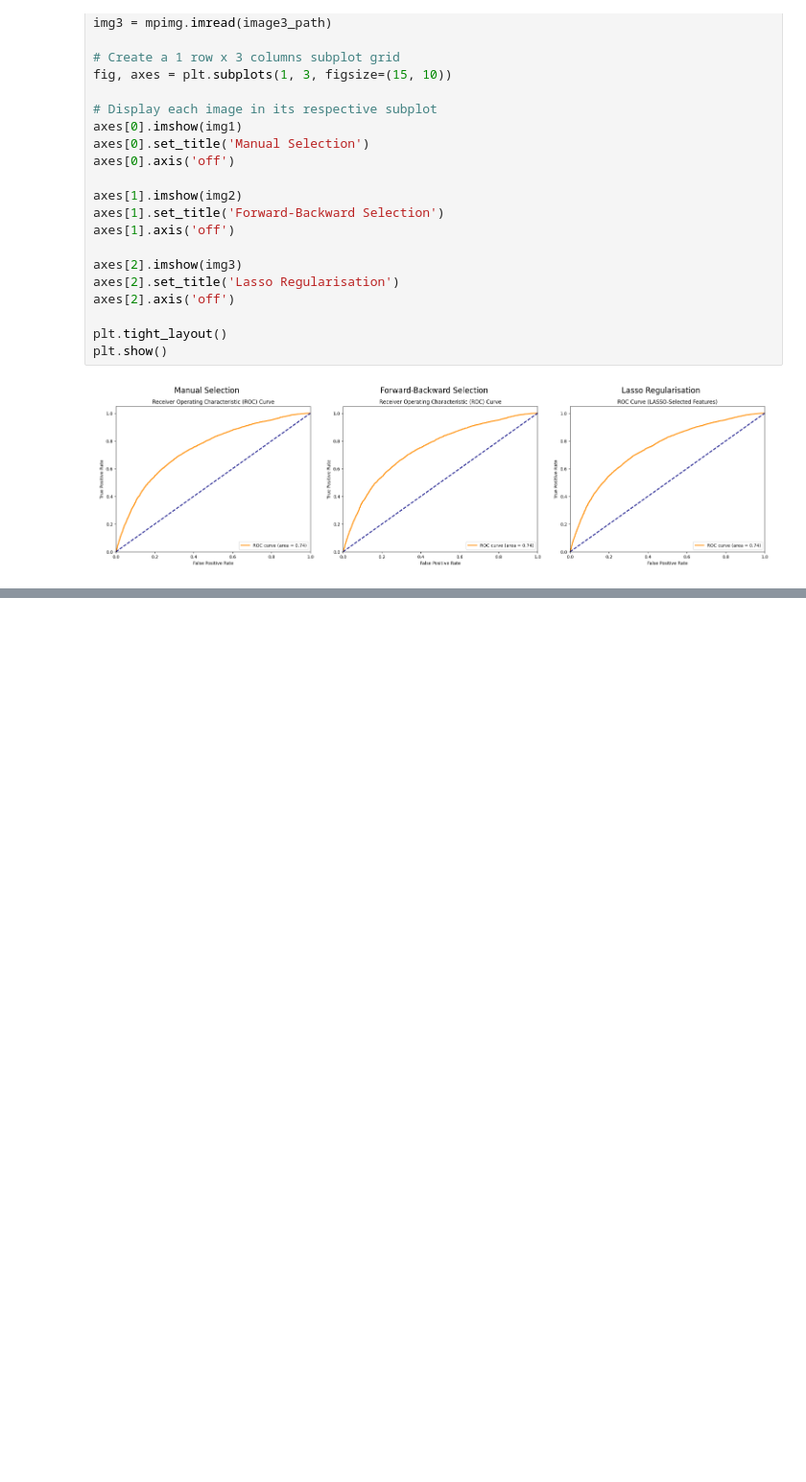
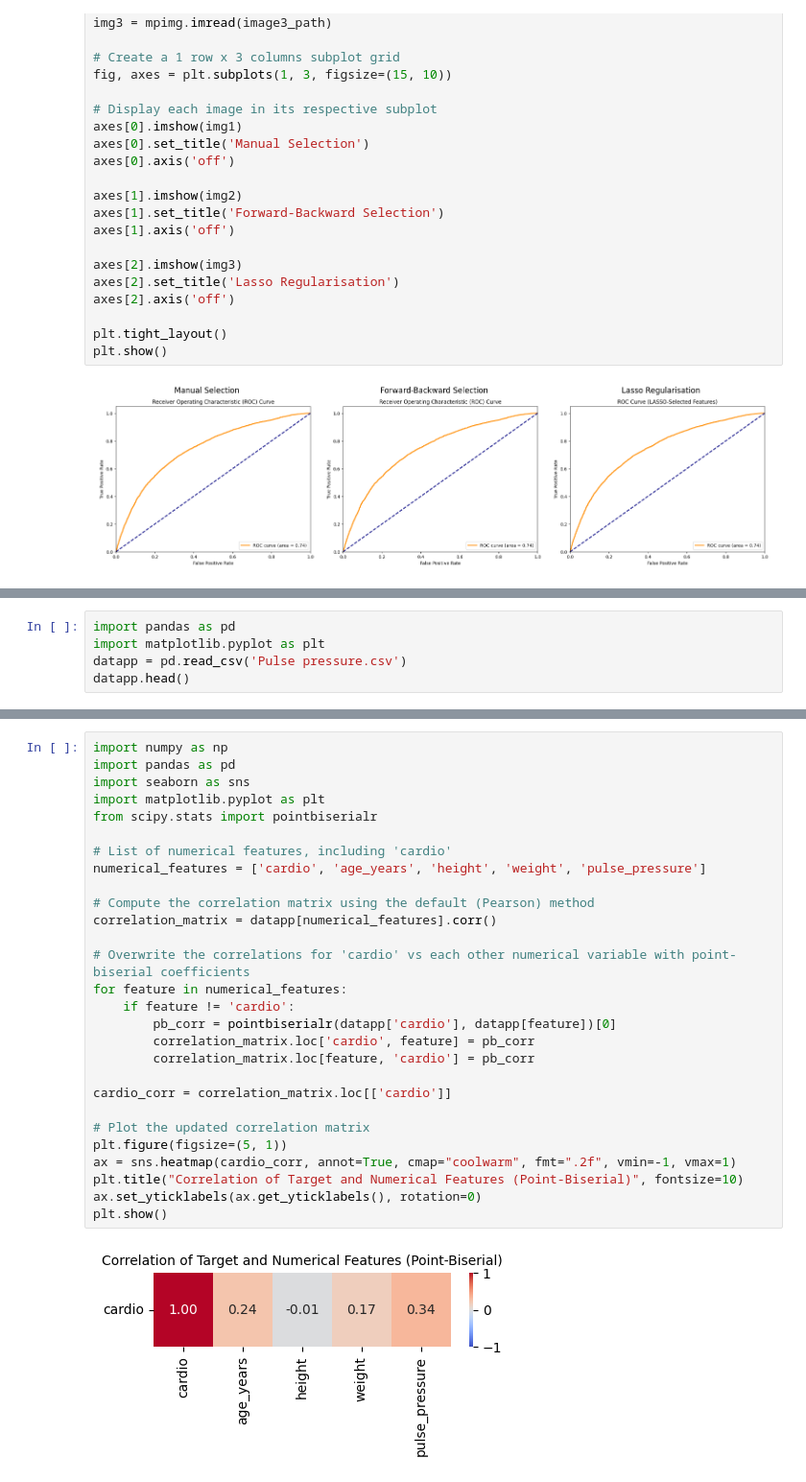
Before and after one commit to Timothyng28/Cardio-Prediction-Model, a Jupyter notebook: model.ipynb, the cells around one changed output, grey strips where cells are left out. Shown: that part at 96% size. Cells and saved outputs as stored; diff of their text form; blank space fills up the shorter version.

Commit message:
trained extended model with pulse_pressure as engineered feature

```diff
--- a/model.ipynb
+++ b/model.ipynb
@@ -732,0 +735,5 @@ plt.show()
+# %%
+import pandas as pd
+import matplotlib.pyplot as plt
+datapp = pd.read_csv('Pulse pressure.csv')
+datapp.head()
@@ -732,0 +764,30 @@ plt.show()
+# %%
+import numpy as np
+import pandas as pd
+import seaborn as sns
+import matplotlib.pyplot as plt
+from scipy.stats import pointbiserialr
+
+# List of numerical features, including 'cardio'
+numerical_features = ['cardio', 'age_years', 'height', 'weight', 'pulse_pressure']
+
+# Compute the correlation matrix using the default (Pearson) method
+correlation_matrix = datapp[numerical_features].corr()
+
+# Overwrite the correlations for 'cardio' vs each other numerical variable with point-biserial coefficients
+for feature in numerical_features:
+    if feature != 'cardio':
+        pb_corr = pointbiserialr(datapp['cardio'], datapp[feature])[0]
+        correlation_matrix.loc['cardio', feature] = pb_corr
+        correlation_matrix.loc[feature, 'cardio'] = pb_corr
+
+cardio_corr = correlation_matrix.loc[['cardio']]
+
+# Plot the updated correlation matrix
+plt.figure(figsize=(5, 1))
+ax = sns.heatmap(cardio_corr, annot=True, cmap="coolwarm", fmt=".2f", vmin=-1, vmax=1)
+plt.title("Correlation of Target and Numerical Features (Point-Biserial)", fontsize=10)
+ax.set_yticklabels(ax.get_yticklabels(), rotation=0)
+plt.show()
+# %% [output]
+[figure, added]
```
Also changed, not shown: parts of 4 cells of this notebook, 1 other file.
